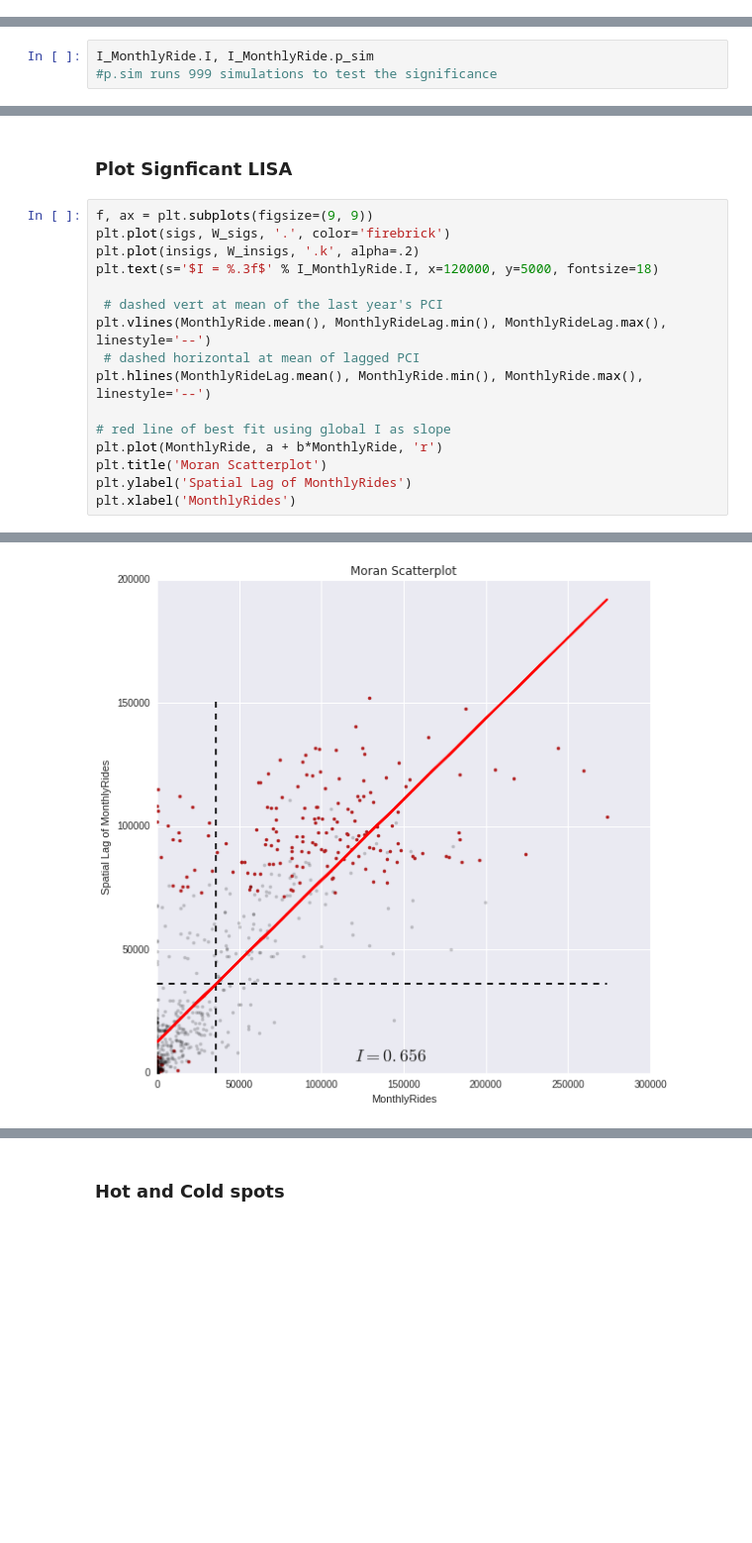
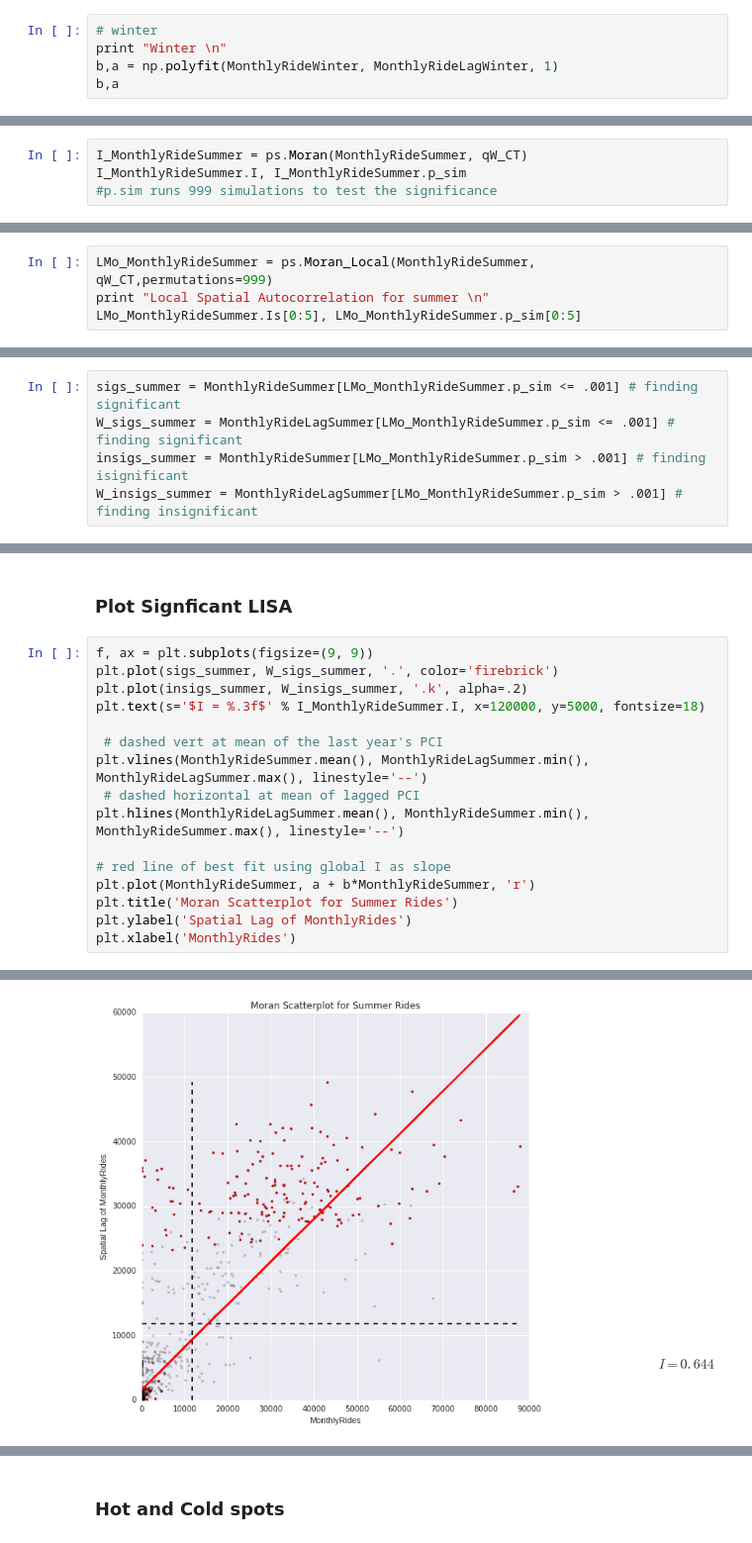
Before and after one commit to hh1713/PUI2016_hh1713, a Jupyter notebook: HW10_hh1713/Assignment_2.ipynb, the cells around one changed output, grey strips where cells are left out. Shown at 99% size. Saved outputs shown, nothing was run; the diff lists cells and outputs as text; blank space fills up the shorter version.

```diff
--- a/HW10_hh1713/Assignment_2.ipynb
+++ b/HW10_hh1713/Assignment_2.ipynb
@@ -395,0 +553,5 @@ b,a
+# %%
+# winter
+print "Winter \n"
+b,a = np.polyfit(MonthlyRideWinter, MonthlyRideLagWinter, 1)
+b,a
@@ -420,4 +603,5 @@ I_MonthlyRide = ps.Moran(MonthlyRide, qW_CT)
 # %%
-I_MonthlyRide.I, I_MonthlyRide.p_sim
+I_MonthlyRideSummer = ps.Moran(MonthlyRideSummer, qW_CT)
+I_MonthlyRideSummer.I, I_MonthlyRideSummer.p_sim
 #p.sim runs 999 simulations to test the significance
 # %% [output]
@@ -465,0 +675,4 @@ LMo_MonthlyRide.Is[0:5], LMo_MonthlyRide.p_sim[0:5]
+# %%
+LMo_MonthlyRideSummer = ps.Moran_Local(MonthlyRideSummer, qW_CT,permutations=999)
+print "Local Spatial Autocorrelation for summer \n"
+LMo_MonthlyRideSummer.Is[0:5], LMo_MonthlyRideSummer.p_sim[0:5]
@@ -472,0 +694,5 @@ W_insigs = MonthlyRideLag[LMo_MonthlyRide.p_sim > .001] # finna insignificant
+# %%
+sigs_summer = MonthlyRideSummer[LMo_MonthlyRideSummer.p_sim <= .001] # finding significant
+W_sigs_summer = MonthlyRideLagSummer[LMo_MonthlyRideSummer.p_sim <= .001] # finding significant
+insigs_summer = MonthlyRideSummer[LMo_MonthlyRideSummer.p_sim > .001] # finding isignificant
+W_insigs_summer = MonthlyRideLagSummer[LMo_MonthlyRideSummer.p_sim > .001] # finding insignificant
@@ -474,20 +705,20 @@ W_insigs = MonthlyRideLag[LMo_MonthlyRide.p_sim > .001] # finna insignificant
 ### Plot Signficant LISA
 # %%
 f, ax = plt.subplots(figsize=(9, 9))
-plt.plot(sigs, W_sigs, '.', color='firebrick')
-plt.plot(insigs, W_insigs, '.k', alpha=.2)
-plt.text(s='$I = %.3f$' % I_MonthlyRide.I, x=120000, y=5000, fontsize=18)
+plt.plot(sigs_summer, W_sigs_summer, '.', color='firebrick')
+plt.plot(insigs_summer, W_insigs_summer, '.k', alpha=.2)
+plt.text(s='$I = %.3f$' % I_MonthlyRideSummer.I, x=120000, y=5000, fontsize=18)
 
  # dashed vert at mean of the last year's PCI
-plt.vlines(MonthlyRide.mean(), MonthlyRideLag.min(), MonthlyRideLag.max(), linestyle='--')
+plt.vlines(MonthlyRideSummer.mean(), MonthlyRideLagSummer.min(), MonthlyRideLagSummer.max(), linestyle='--')
  # dashed horizontal at mean of lagged PCI
-plt.hlines(MonthlyRideLag.mean(), MonthlyRide.min(), MonthlyRide.max(), linestyle='--')
+plt.hlines(MonthlyRideLagSummer.mean(), MonthlyRideSummer.min(), MonthlyRideSummer.max(), linestyle='--')
 
 # red line of best fit using global I as slope
-plt.plot(MonthlyRide, a + b*MonthlyRide, 'r')
-plt.title('Moran Scatterplot')
+plt.plot(MonthlyRideSummer, a + b*MonthlyRideSummer, 'r')
+plt.title('Moran Scatterplot for Summer Rides')
 plt.ylabel('Spatial Lag of MonthlyRides')
 plt.xlabel('MonthlyRides')
 # %% [output]
 <matplotlib.text.Text at 0x...>
-[figure, old version]
+[figure, new version]
```
Also changed, not shown: parts of 69 cells of this notebook, 14 other files.
